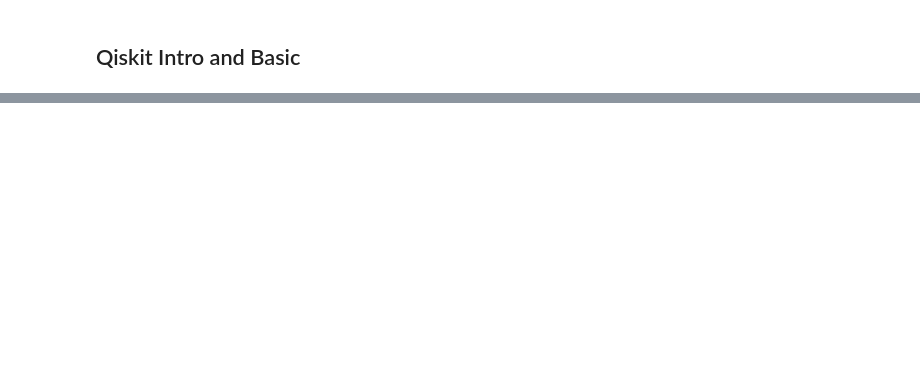
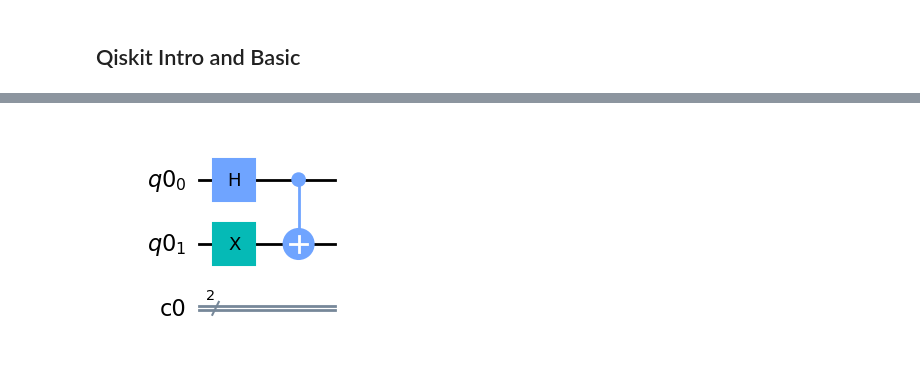
Before and after one commit to chauhanr/qiskit-explore, a Jupyter notebook: qx01-qiskit-intro.ipynb, the cells around one changed output, grey strips where cells are left out. Cells and saved outputs as stored; diff of their text form; code cells hidden in the pictures; blank space fills up the shorter version.

```diff
--- a/qx01-qiskit-intro.ipynb
+++ b/qx01-qiskit-intro.ipynb
@@ -17,0 +48,11 @@ c0: 2/
+# %%
+c2 = QuantumCircuit(quantum_register, classical_register)
+# %%
+c2.h(0)  # first qubit has a hadamard gate
+c2.x(1)  # not gate on second qubit
+
+c2.cx(0,1) # control bit on 0 and 1 qubit
+
+c2.draw(output='mpl')
+# %% [output]
+[figure, added]
```
Also changed, not shown: parts of 13 cells of this notebook, 2 other files.
